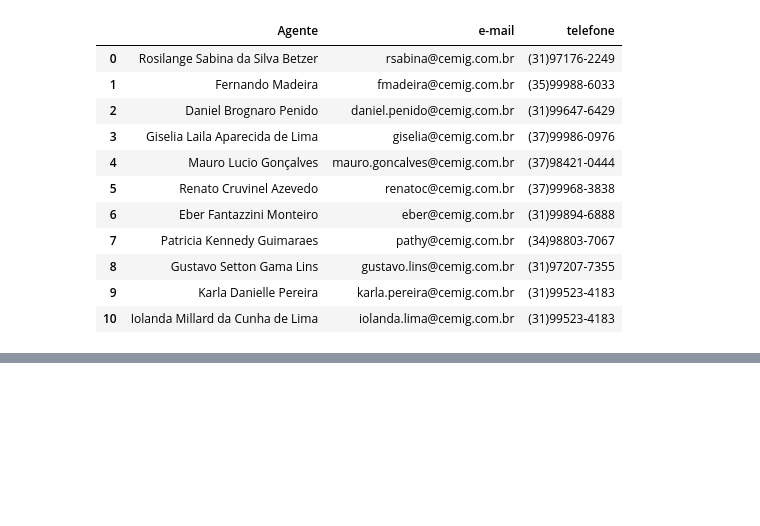
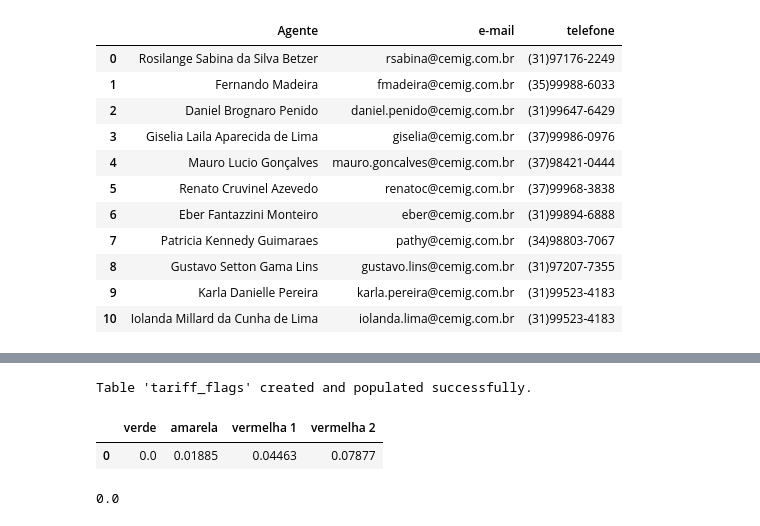
Before and after one commit to rodrigossilveira/Apresentacao-Energia-Livre, a Jupyter notebook: trying.ipynb, the cells around one changed output, grey strips where cells are left out. Drawn from its saved outputs; the diff is of its cells as text; code cells hidden in the pictures; blank space fills up the shorter version.

```diff
--- a/trying.ipynb
+++ b/trying.ipynb
@@ -181,3 +181,48 @@ result
 | 2 | 2025-03-17 00:00:00 | RESOLUÇÃO HOMOLOGATÓRIA Nº 3.435,... | ENEL RJ | 33050071000158 | 2025-03-15 00:00:00 | 2026-03-14 00:00:00 | ... |
 | 3 | 2025-03-17 00:00:00 | RESOLUÇÃO HOMOLOGATÓRIA Nº 3.435,... | ENEL RJ | 33050071000158 | 2025-03-15 00:00:00 | 2026-03-14 00:00:00 | ... |
 | 4 | 2025-03-17 00:00:00 | RESOLUÇÃO HOMOLOGATÓRIA Nº 3.435,... | ENEL RJ | 33050071000158 | 2025-03-15 00:00:00 | 2026-03-14 00:00:00 | ... |
+# %%
+import sqlite3
+
+# Define the database path
+db_path = r"DataBase.db"  # Adjust to your database path
+
+# Connect to the database
+conn = sqlite3.connect(db_path)
+cursor = conn.cursor()
+
+# Create the table
+cursor.execute("""
+    CREATE TABLE IF NOT EXISTS tariff_flags (
+        verde REAL,
+        amarela REAL,
+        "vermelha 1" REAL,
+        "vermelha 2" REAL
+    )
+""")
+
+# Insert the values
+cursor.execute("""
+    INSERT INTO tariff_flags (verde, amarela, "vermelha 1", "vermelha 2")
+    VALUES (?, ?, ?, ?)
+""", (0, 0.01885, 0.04463, 0.07877))
+
+# Commit the changes and close the connection
+conn.commit()
+conn.close()
+
+print("Table 'tariff_flags' created and populated successfully.")
+# %% [output]
+Table 'tariff_flags' created and populated successfully.
+# %%
+db_path = r"DataBase.db"  # Adjust to your database path
+
+# Connect to the database
+conn = sqlite3.connect(db_path)
+
+df = pd.read_sql_query("SELECT * FROM tariff_flags", conn)
+
+df.head()
+# %% [output]
+|  | verde | amarela | vermelha 1 | vermelha 2 |
+| 0 | 0.0 | 0.01885 | 0.04463 | 0.07877 |
@@ -183,0 +235,4 @@ result
+# %%
+filtered_df
+# %% [output]
+0.0
```
Also changed, not shown: parts of 9 cells of this notebook, 5 other files.
